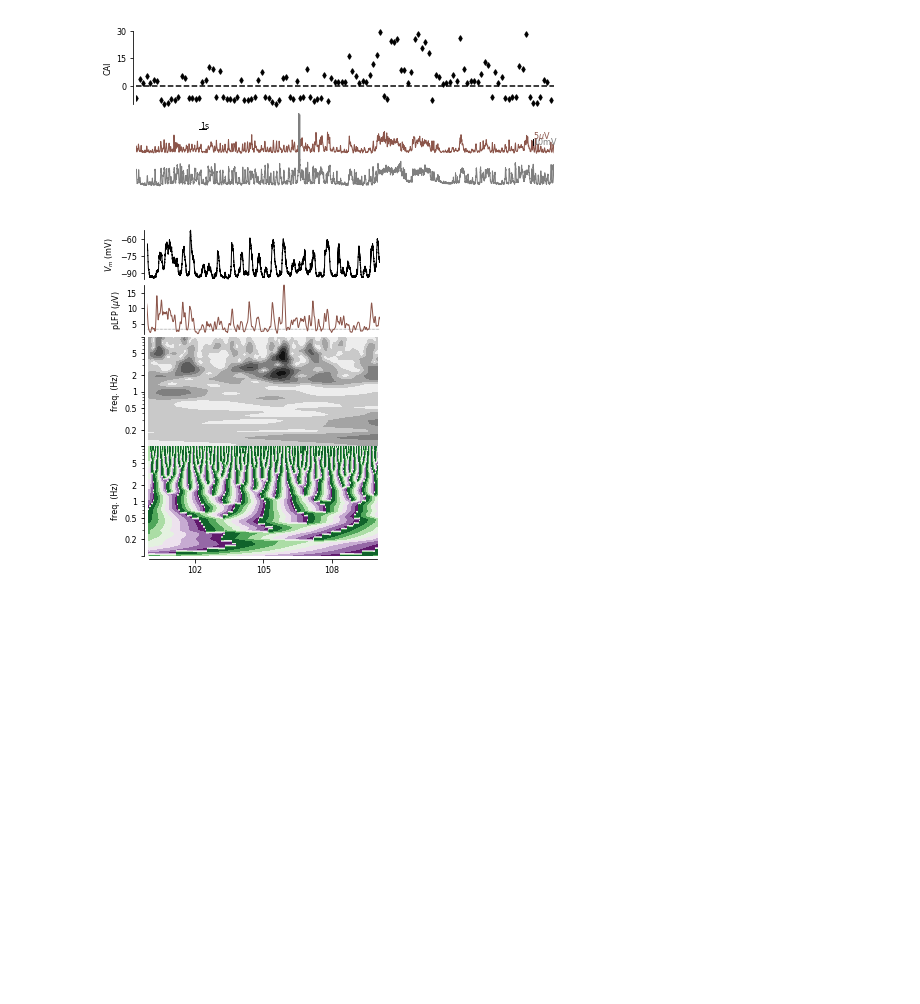
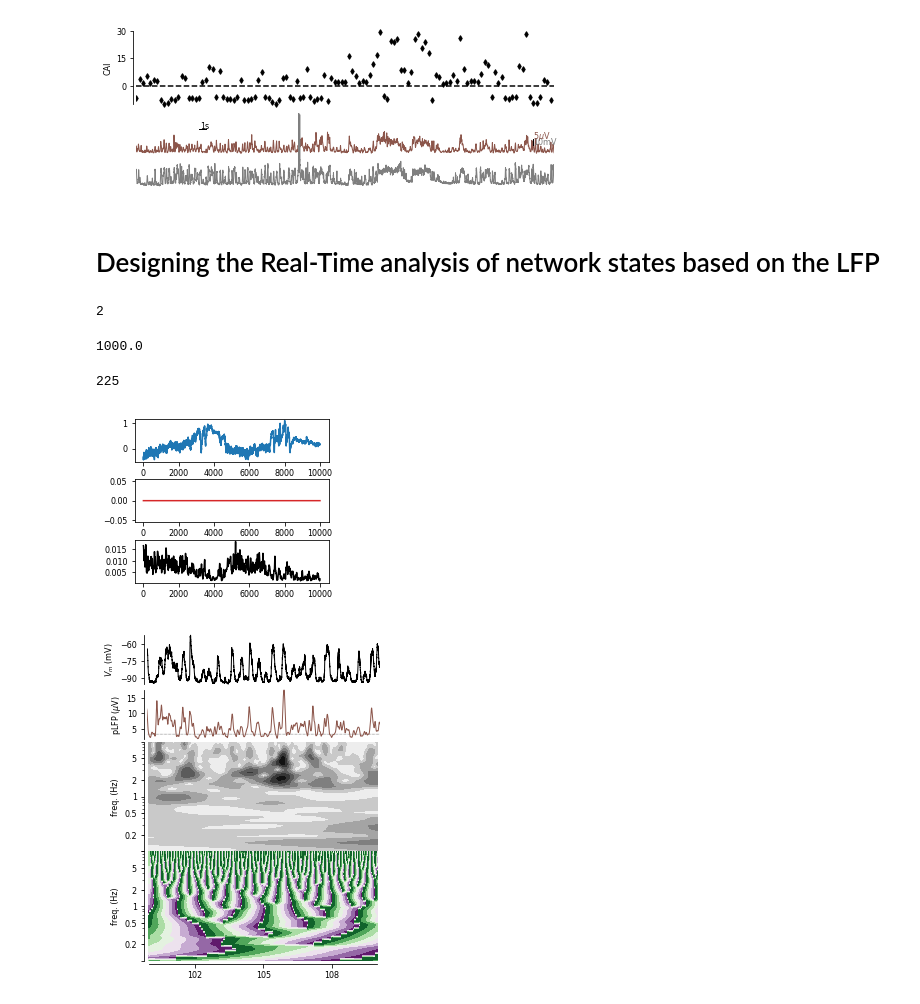
Before and after one commit to yzerlaut/NSI-paper, a Jupyter notebook: Notebook.ipynb, the cells around one changed output. Cells and saved outputs as stored; diff of their text form; code cells hidden in the pictures; blank space fills up the shorter version.

Commit message:
starting the real-time imlementation

```diff
--- a/Notebook.ipynb
+++ b/Notebook.ipynb
@@ -734,6 +724,75 @@ fig_with_pLFP.savefig(desktop+'raw.svg')
 0.359088443551
 60
 [figure]
+# %% [markdown]
+# Designing the Real-Time analysis of network states based on the LFP
+# %%
+#######################################################################
+## Exporting a sample LFP datafile for the Real-Time troubleshooting ##
+#######################################################################
+from data_analysis.IO.load_data import load_file
+data = load_file('../sparse_vs_balanced/sparse_vs_balanced/data/Wild_Type/Cell14/17o27001.abf')
+t, Vm, Extra = data[0], data[1][1], data[1][0]
+dt = t[1]-t[0]
+new_dt = 1e-4 # 10kHz sampling
+idt = int(new_dt/dt)
+print(idt)
+cond = (t>170) & (t<180)
+Signal = Extra[cond][::idt] # subsampling
+np.savetxt('/Users/yzerlaut/DATA/Awake_LFP_sample.dat', Signal, fmt='%.6e')
+# %% [output]
+2
+# %%
+1./20./5e-5
+# %% [output]
+1000.0
+# %%
+# let's write a nasty loop version of the wavelet transform
+
+freq = 200. # Hz
+w0 = 5.
+Tmax = 2**.5 * (w0/(np.pi*freq))
+N_length_wvlt = int(2*Tmax/new_dt)
+
+def new_Morlet_Wavelet_TF(real, imag, X, it, f, new_dt, N):
+    factor = np.exp(-0.5 * (((2.*np.pi*f*(it-N/2)*new_dt)/w0) ** 2)) * new_dt /\
+        ( (w0/2./np.sqrt(2.*np.pi)/f)*(1.+np.exp(-w0**2/2)) )
+    real += X*factor*np.cos(2. * np.pi * f * (it-N/2) * new_dt)
+    imag += -X*factor*np.sin(2. * np.pi * f * (it-N/2) * new_dt)
+
+LFP_vector = np.zeros(N_length_wvlt)
+WT = 0*Signal
+
+mean_LFP_last = 0
+for i in np.arange(len(Signal)):
+    # loop across time
+    # we update the LFP vector
+    # first, we shift the whole vector by one new_dt
+    wvlt_tf, mean_LFP_new = 0, 0
+    wvlt_tf, mean_LFP_new = 0, 0
+    real, imag = 0, 0
+    for j in range(N_length_wvlt-1):
+        LFP_vector[j+1] = LFP_vector[j]
+        new_Morlet_Wavelet_TF(real, imag,
+                              LFP_vector[j+1]-mean_LFP_last,
+                              j, f, new_dt, N_length_wvlt)
+        mean_LFP_new += LFP_vector[j+1]/N_length_wvlt
+    LFP_vector[0] = Signal[i] # and we take the last recorded value
+    mean_LFP_last = mean_LFP_new
+    # # we store its norm
+    WT[i] = np.sqrt(real**2+imag**2)
+# %% [output]
+225
+# %%
+coefs = my_cwt(Signal, [freq], new_dt)
+amp = np.abs(coefs)
+# %%
+fig, AX = figure(axes=(3,1), figsize=(.5,.3))
+AX[0][0].plot(Signal[::10]);
+AX[1][0].plot(gaussian_smoothing(WT[::10], 10), color=Red);
+AX[2][0].plot(gaussian_smoothing(amp[0,:][::10], 10), color='k');
+# %% [output]
+[figure, added]
 # %%
 
 def show_Vm_pLFP_spectrogram(data, tstart=-np.inf, tend=np.inf):
```
Also changed, not shown: parts of 3 cells of this notebook.
